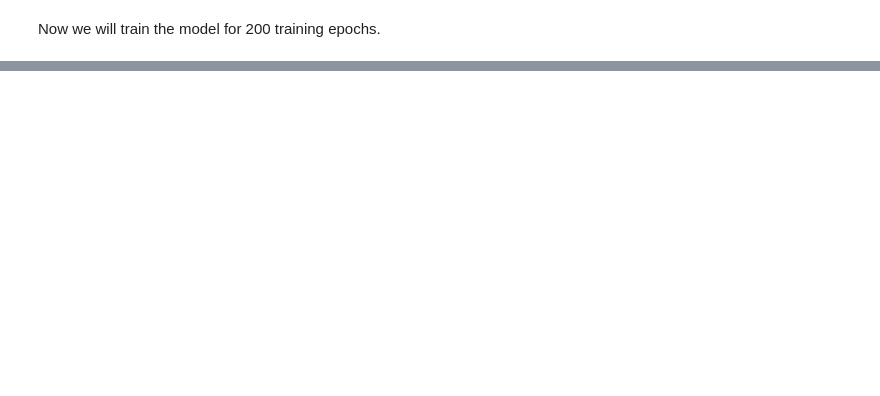
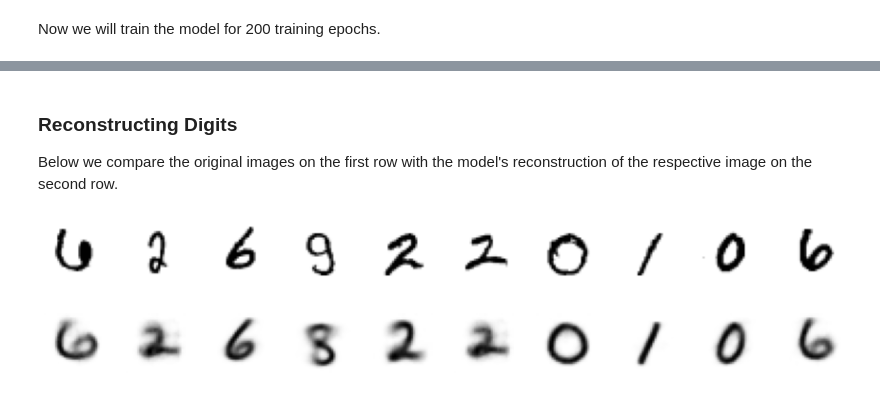
Before and after one commit to DCtheTall/generative-deep-learning, a Jupyter notebook: 3-variational-autoencoders/VariationalAutoencoder.ipynb, the cells around one changed output, grey strips where cells are left out. Drawn from its saved outputs; the diff is of its cells as text; code cells hidden in the pictures; blank space fills up the shorter version.

Commit message:
VAE analysis for MNIST dataset

```diff
--- a/3-variational-autoencoders/VariationalAutoencoder.ipynb
+++ b/3-variational-autoencoders/VariationalAutoencoder.ipynb
@@ -47,8 +49,6 @@ from tensorflow.keras.models import Model
 import numpy as np
 from tensorflow.keras.optimizers import Adam
 from tensorflow.keras.callbacks import ModelCheckpoint, LearningRateScheduler
-import tensorflow as tf
-from tensorflow.keras.losses import KLDivergence, MeanSquaredError
 
 
 def sampling(args):
@@ -122,8 +122,12 @@ class VariationalAutoencoder():
       return
     opt = Adam(lr=learning_rate)
 
-    mse = MeanSquaredError()
-    kl_divergence = KLDivergence()
+    def mse(y_act, y_pred):
+      return r_loss_factor * K.mean(K.square(y_act - y_pred), axis=(1, 2, 3))
+
+    def kl_divergence(y_act, y_pred):
+      return -0.5 * K.sum(
+        1 + self.log_var - K.square(self.mu) - K.exp(self.log_var), axis=1)
 
     def loss(y_act, y_pred):
       return mse(y_act, y_pred) + kl_divergence(y_act, y_pred)
@@ -217,0 +208,4 @@ Epoch 18/200
+# %%
+# Load the model.
+
+mnist_vae.load(checkpoint_path)
@@ -217,0 +219,26 @@ Epoch 18/200
+# %% [markdown]
+### Reconstructing Digits
+
+Below we compare the original images on the first row with the model's reconstruction of the respective image on the second row.
+# %%
+import matplotlib.pyplot as plt
+
+n_to_show = 10
+example_idx = np.random.choice(range(len(X_test)), n_to_show)
+
+X_pred = mnist_vae.model.predict(X_test[example_idx])
+
+fig = plt.figure(figsize=(15, 3))
+fig.subplots_adjust(hspace=0.4, wspace=0.4)
+
+for i, x in enumerate(X_test[example_idx]):
+  ax = fig.add_subplot(2, n_to_show, i + 1)
+  ax.axis('off')
+  ax.imshow(x.squeeze(), cmap='gray_r')
+
+for i, x in enumerate(X_pred):
+  ax = fig.add_subplot(2, n_to_show, n_to_show + i + 1)
+  ax.axis('off')
+  ax.imshow(x.squeeze(), cmap='gray_r')
+# %% [output]
+[figure, added]
```
Also changed, not shown: parts of 10 cells of this notebook.
